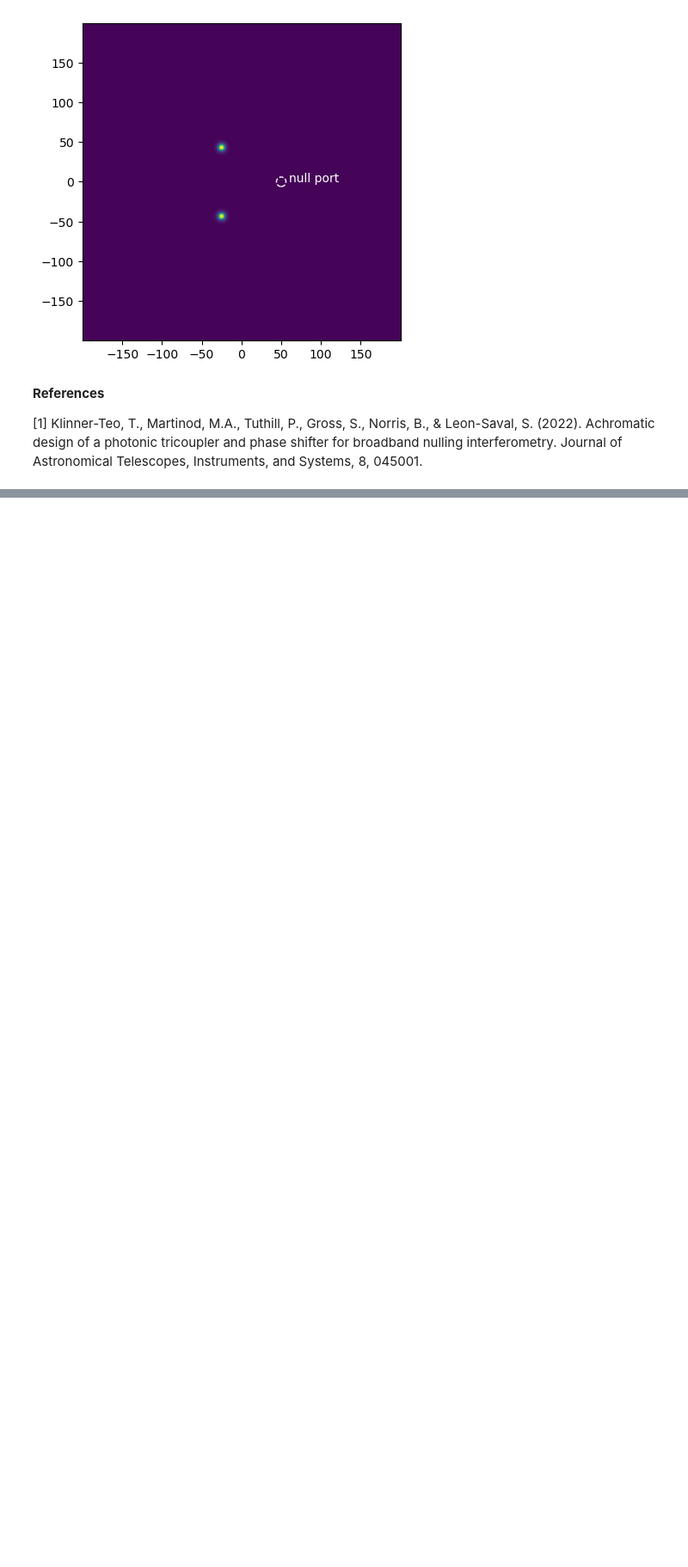
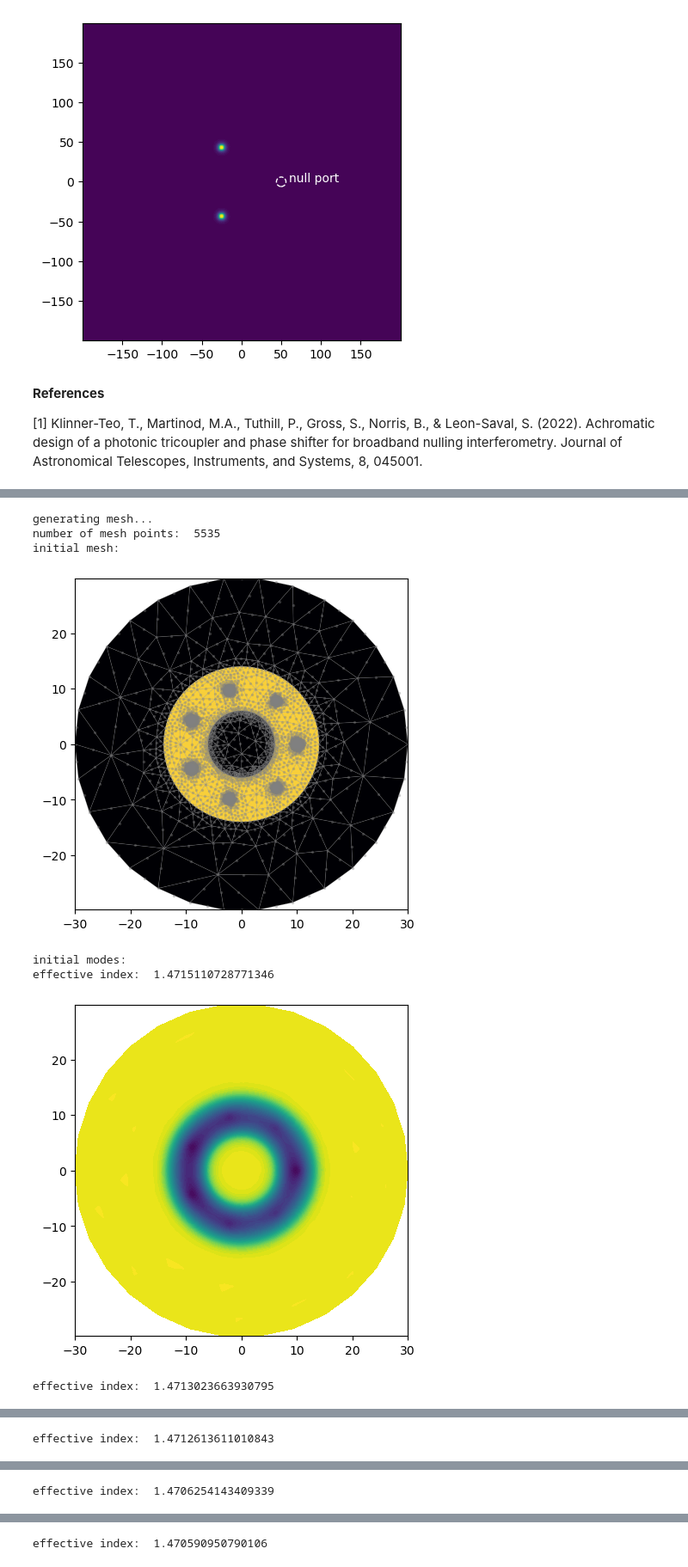
Before and after one commit to jw-lin/cbeam, a Jupyter notebook: cbeam.ipynb, the cells around one changed output, grey strips where cells are left out. Shown at 86% size. Drawn from its saved outputs; the diff is of its cells as text; code cells hidden in the pictures; blank space fills up the shorter version.

Commit message:
complex field plotting, oam mode example

```diff
--- a/cbeam.ipynb
+++ b/cbeam.ipynb
@@ -1041,0 +1058,29 @@ Gonna try to simulate an orbital angular momentum mode-selective PL ...
+# %%
+import waveguide, propagator, numpy as np, matplotlib.pyplot as plt
+
+wl = 1.55                       # wavelength, um
+taper_factor = 8.               # relative scale factor between frontside and backside waveguide geometry
+rclad = 10                      # radius of cladding-jacket interface at frontside, um
+rjack = 30                      # radius of outer jacket boundary at frontside, um
+z_ex = 100000                   # lantern length, um. needs to be long for good mode-selectivity (aka adiabaticity)
+
+ring_radius = 10
+ring_width = 8
+
+nclad = 1.444 + 0.0295          # cladding refractive index
+ncore = 1.444 + 0.0335          # SM core refractive index
+njack = 1.444 - 0.0009          # jacket (low-index capillary) refractive index
+
+# mesh params #
+
+core_res = 30                      # no. of line segments to use to resolve the core-cladding interface(s)
+clad_res = 60                      # no. of line segments to use to resolve the cladding-jacket interface
+jack_res = 30                      # no. of line segments to form the outer jacket boundary
+clad_mesh_size = 5.0               # mesh size (triangle side length) to use in the cladding region
+core_mesh_size = 0.2               # mesh size (triangle side length) to use inside the cores
+inner_clad_mesh_size = 10.
+
+rcores = np.array([13/2,8.8/2,10.2/2,11.6/2,11.6/2,10.2/2,8.8/2])/taper_factor              # core radii
+ncores = [ncore]*7                  # core index
+
+tag = "test_OAMPL"               # identifier for this model
@@ -1041,0 +1089,18 @@ Gonna try to simulate an orbital angular momentum mode-selective PL ...
+# %%
+OAMPL = waveguide.OAMPhotonicLantern(ring_radius,ring_width,rcores,rjack,ncores,nclad,njack,z_ex,taper_factor,core_res,clad_res,clad_res,jack_res,core_mesh_size,clad_mesh_size,inner_clad_mesh_size)
+OAM_prop = propagator.Propagator(wl,OAMPL,7)
+
+OAM_prop.max_zstep = 320*4
+OAM_prop.zstep_tol = 2.5e-5
+
+OAM_prop.prop_setup(0,z_ex,save=True,tag=tag,plot=True)
+OAM_prop.make_interp_funcs()
+# %% [output]
+generating mesh...
+number of mesh points:  5535
+initial mesh:
+[figure, added]
+initial modes:
+effective index:  1.4715110728771346
+[figure, added]
+effective index:  1.4713023663930795
@@ -1041,0 +1108 @@ Gonna try to simulate an orbital angular momentum mode-selective PL ...
+effective index:  1.4712613611010843
@@ -1041,0 +1110 @@ Gonna try to simulate an orbital angular momentum mode-selective PL ...
+effective index:  1.4706254143409339
@@ -1041,0 +1112 @@ Gonna try to simulate an orbital angular momentum mode-selective PL ...
+effective index:  1.470590950790106
```
Also changed, not shown: parts of 17 cells of this notebook, 2 other files.
